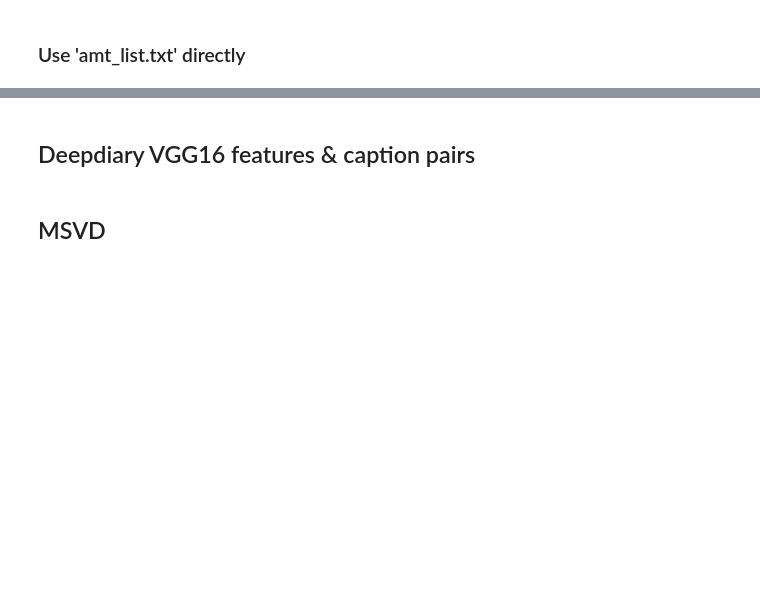
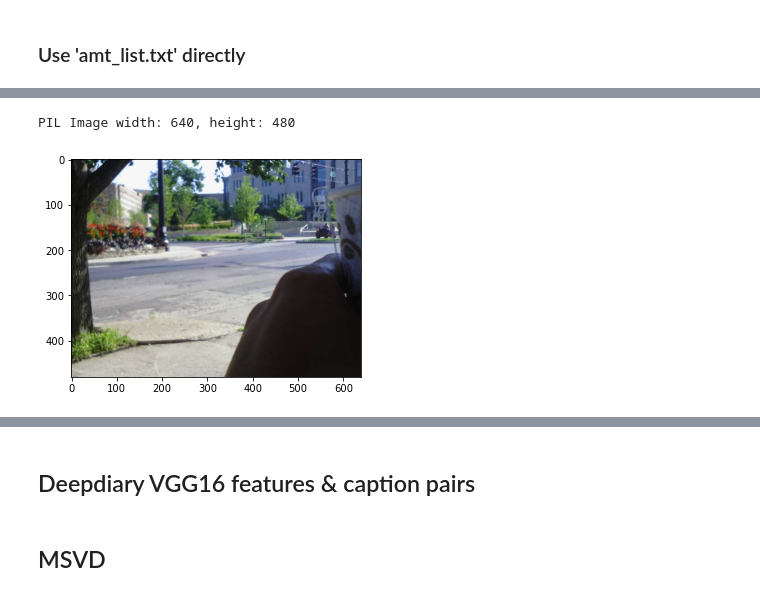
Before and after one commit to zdai257/EgoTransformer, a Jupyter notebook: zdData.ipynb, the cells around one changed output, grey strips where cells are left out. Drawn from its saved outputs; the diff is of its cells as text; code cells hidden in the pictures; blank space fills up the shorter version.

```diff
--- a/zdData.ipynb
+++ b/zdData.ipynb
@@ -79,2 +94,37 @@ print(cap_lst0)
 # %%
-img_names
+def get_deepdiary(index, ann_filename):
+    with open(ann_filename, "r") as file:
+        pairs_str = file.read()
+        pairs = pairs_str.split('\n')[1:]
+
+    img_names = {}
+
+    for pair in pairs:
+        img_name = pair.split(' ')[0]
+        sent_ana = pair.split('.jpg ')[-1]
+
+        if img_name not in img_names:
+            img_names[img_name] = [sent_ana]
+        else:
+            img_names[img_name].append(sent_ana)
+
+    for idx, (key, val) in enumerate(img_names.items()):
+        if idx == index:
+            img_name0, cap_lst0 = key, val
+            break
+
+    image0 = Image.open(join(amt_data_dir, img_name0))
+    # Transpose with respect to EXIF data
+    image0 = ImageOps.exif_transpose(image0)
+    w, h = image0.size
+    print("PIL Image width: {}, height: {}".format(w, h))
+
+    plt.imshow(image0)
+    plt.show()
+    print(cap_lst0)
+    return image0, cap_lst0, img_name0
+# %%
+tuples = get_deepdiary(50, ana_file)
+# %% [output]
+PIL Image width: 640, height: 480
+[figure, added]
```
Also changed, not shown: parts of 47 cells of this notebook.
